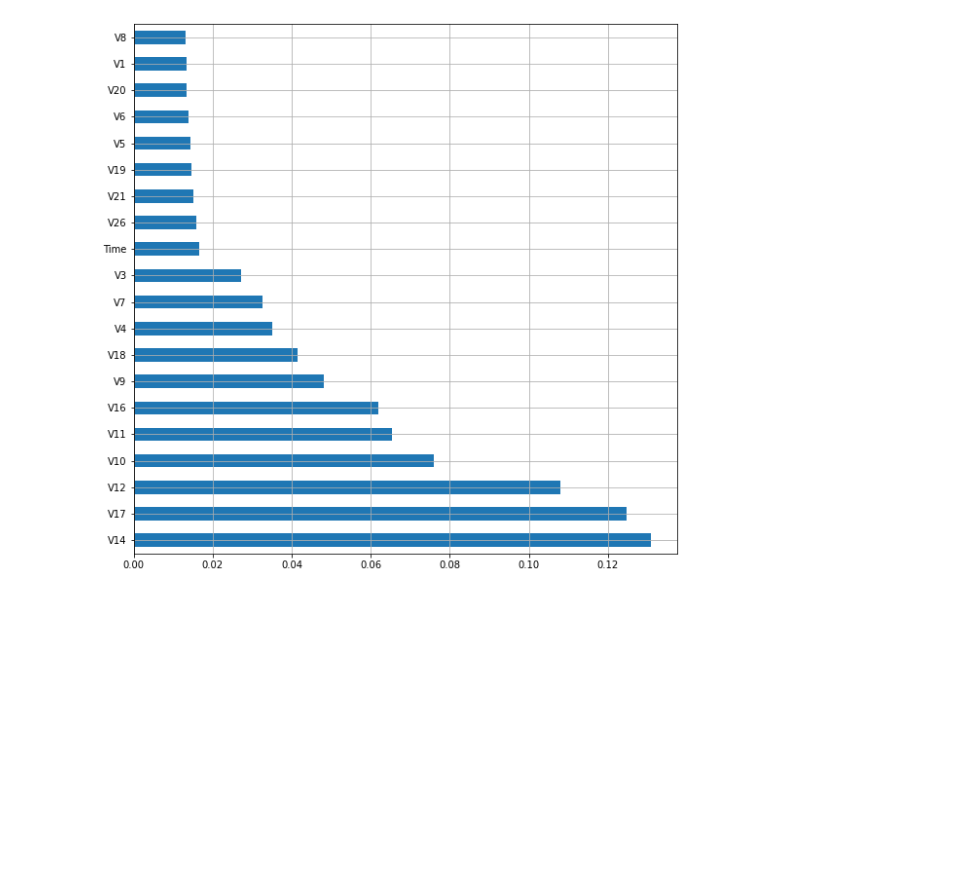
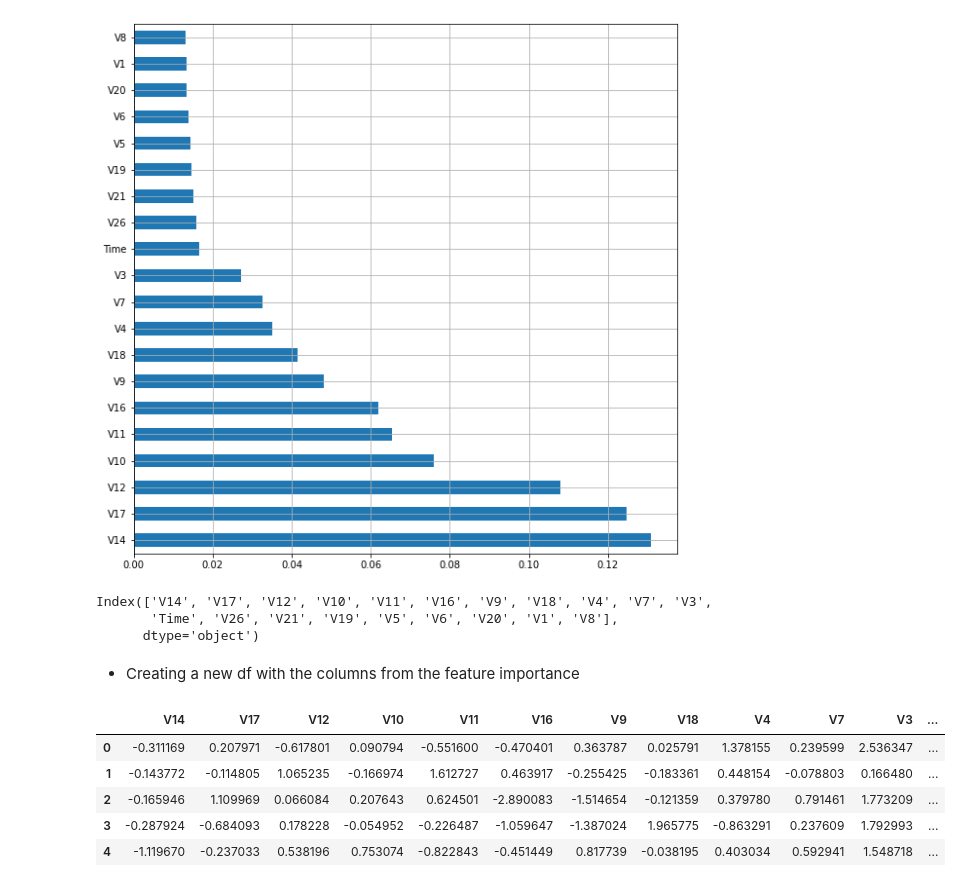
Before and after one commit to Naveen-Karanamu/CreditCard-Fraud-Detection, a Jupyter notebook: main.ipynb, the cells around one changed output. Cells and saved outputs as stored; diff of their text form; code cells hidden in the pictures; blank space fills up the shorter version.

```diff
--- a/main.ipynb
+++ b/main.ipynb
@@ -174,0 +177,22 @@ plt.grid()
+# %%
+plots.index
+# %% [output]
+Index(['V14', 'V17', 'V12', 'V10', 'V11', 'V16', 'V9', 'V18', 'V4', 'V7', 'V3',
+       'Time', 'V26', 'V21', 'V19', 'V5', 'V6', 'V20', 'V1', 'V8'],
+      dtype='object')
+# %%
+cols=['V14', 'V17', 'V12', 'V10', 'V11', 'V16', 'V9', 'V18', 'V4', 'V7', 'V3',
+       'Time', 'V26', 'V21', 'V19', 'V5', 'V6', 'V20', 'V1', 'V8']
+# %% [markdown]
+* Creating a new df with the columns from the feature importance
+# %%
+new_x=x[cols]
+# %%
+new_x.head()
+# %% [output]
+|  | V14 | V17 | V12 | V10 | V11 | V16 | V9 | V18 | V4 | V7 | V3 | ... |
+| 0 | -0.311169 | 0.207971 | -0.617801 | 0.090794 | -0.551600 | -0.470401 | 0.363787 | 0.025791 | 1.378155 | 0.239599 | 2.536347 | ... |
+| 1 | -0.143772 | -0.114805 | 1.065235 | -0.166974 | 1.612727 | 0.463917 | -0.255425 | -0.183361 | 0.448154 | -0.078803 | 0.166480 | ... |
+| 2 | -0.165946 | 1.109969 | 0.066084 | 0.207643 | 0.624501 | -2.890083 | -1.514654 | -0.121359 | 0.379780 | 0.791461 | 1.773209 | ... |
+| 3 | -0.287924 | -0.684093 | 0.178228 | -0.054952 | -0.226487 | -1.059647 | -1.387024 | 1.965775 | -0.863291 | 0.237609 | 1.792993 | ... |
+| 4 | -1.119670 | -0.237033 | 0.538196 | 0.753074 | -0.822843 | -0.451449 | 0.817739 | -0.038195 | 0.403034 | 0.592941 | 1.548718 | ... |
```
Also changed, not shown: parts of 1 cell of this notebook.
